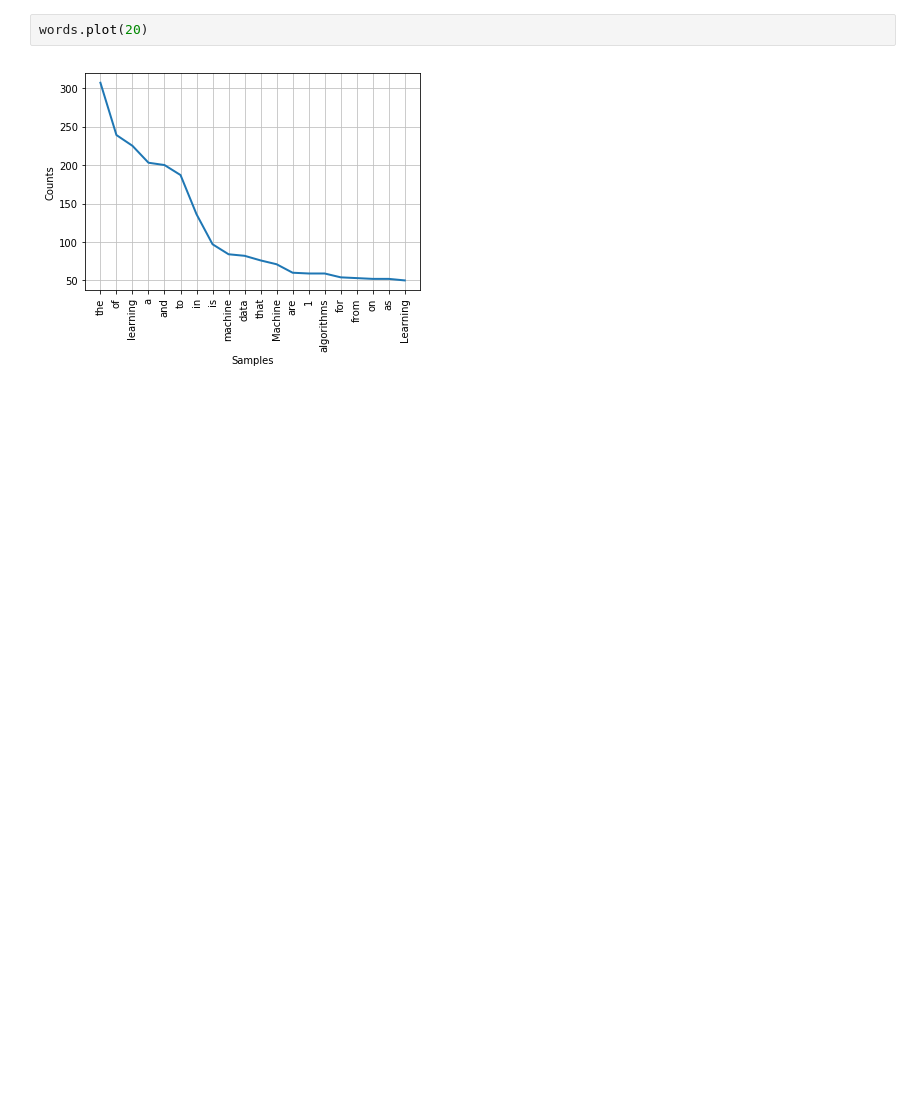
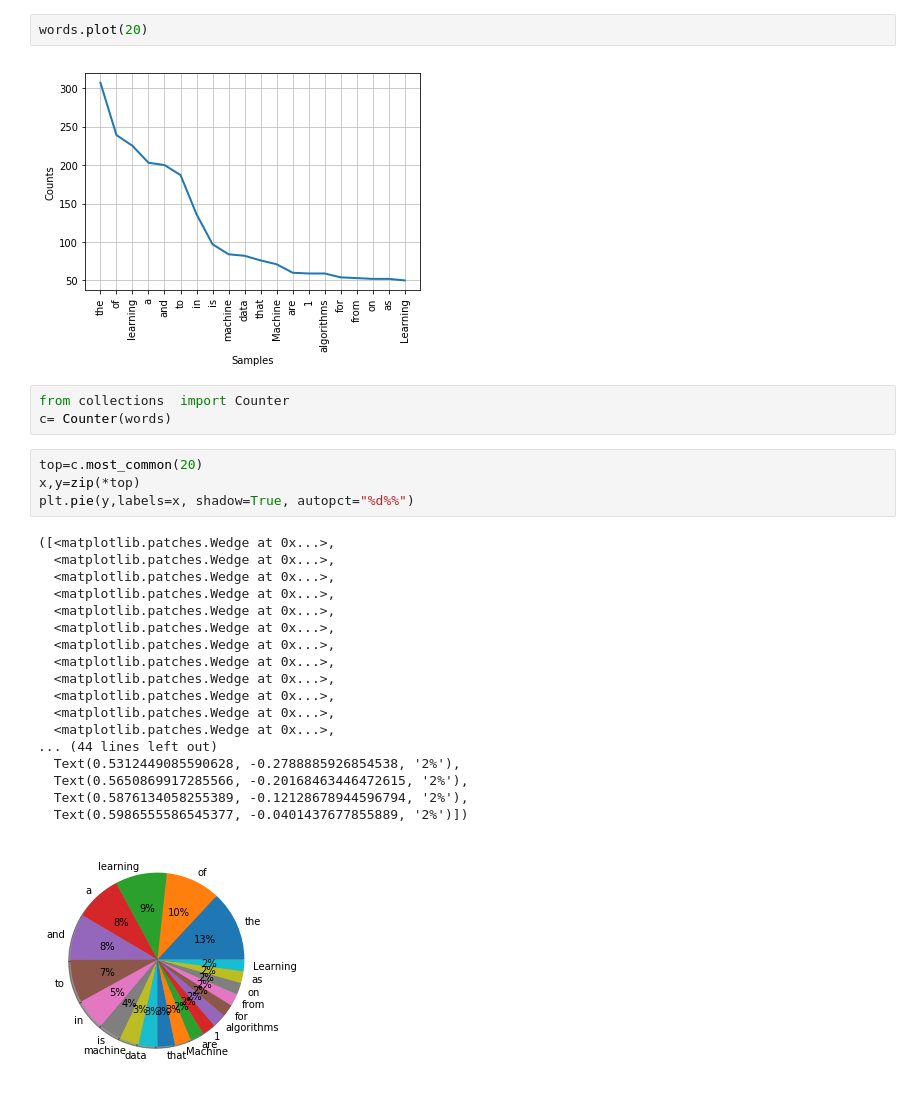
Before and after one commit to 16tec2cs017/Tr_programs, a Jupyter notebook: data_visualization_4.ipynb, the cells around one changed output. Drawn from its saved outputs; the diff is of its cells as text; blank space fills up the shorter version.

```diff
--- a/data_visualization_4.ipynb
+++ b/data_visualization_4.ipynb
@@ -45,3 +48,29 @@ FreqDist({'Machine': 71,
 words.plot(20)
 # %% [output]
 [figure]
+# %%
+from collections  import Counter
+c= Counter(words)
+# %%
+top=c.most_common(20)
+x,y=zip(*top)
+plt.pie(y,labels=x, shadow=True, autopct="%d%%")
+# %% [output]
+([<matplotlib.patches.Wedge at 0x...>,
+  <matplotlib.patches.Wedge at 0x...>,
+  <matplotlib.patches.Wedge at 0x...>,
+  <matplotlib.patches.Wedge at 0x...>,
+  <matplotlib.patches.Wedge at 0x...>,
+  <matplotlib.patches.Wedge at 0x...>,
+  <matplotlib.patches.Wedge at 0x...>,
+  <matplotlib.patches.Wedge at 0x...>,
+  <matplotlib.patches.Wedge at 0x...>,
+  <matplotlib.patches.Wedge at 0x...>,
+  <matplotlib.patches.Wedge at 0x...>,
+  <matplotlib.patches.Wedge at 0x...>,
+... (44 lines left out)
+  Text(0.5312449085590628, -0.2788885926854538, '2%'),
+  Text(0.5650869917285566, -0.20168463446472615, '2%'),
+  Text(0.5876134058255389, -0.12128678944596794, '2%'),
+  Text(0.5986555586545377, -0.0401437677855889, '2%')])
+[figure, added]
```
Also changed, not shown: parts of 2 cells of this notebook.
